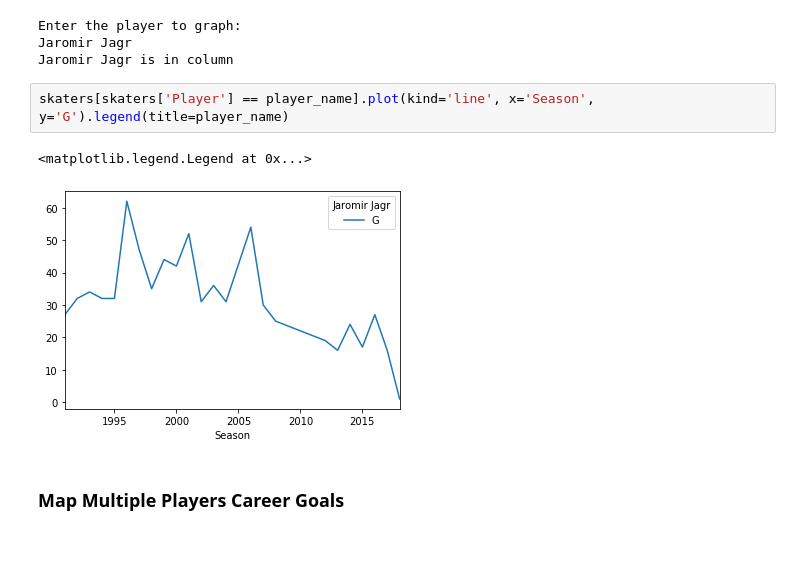
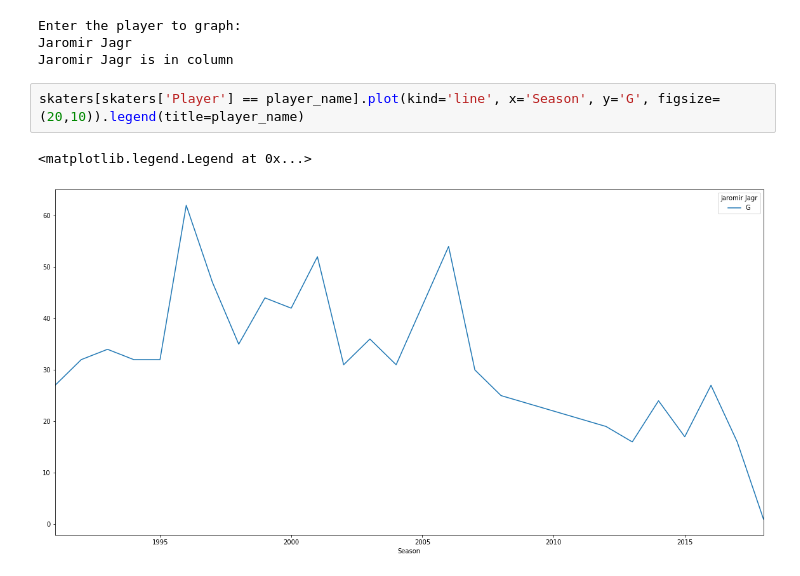
Before and after one commit to deez79/GA_Python_FinalProject, a Jupyter notebook: nhl_player_stats_project.ipynb, the cells around one changed output. Drawn from its saved outputs; the diff is of its cells as text; blank space fills up the shorter version.

```diff
--- a/nhl_player_stats_project.ipynb
+++ b/nhl_player_stats_project.ipynb
@@ -442,9 +566,7 @@ Enter the player to graph:
 Jaromir Jagr
 Jaromir Jagr is in column
 # %%
-skaters[skaters['Player'] == player_name].plot(kind='line', x='Season', y='G').legend(title=player_name)
+skaters[skaters['Player'] == player_name].plot(kind='line', x='Season', y='G', figsize=(20,10)).legend(title=player_name)
 # %% [output]
 <matplotlib.legend.Legend at 0x...>
-[figure, old version]
+[figure, new version]
-# %% [markdown]
-### Map Multiple Players Career Goals
```
Also changed, not shown: parts of 35 cells of this notebook.
